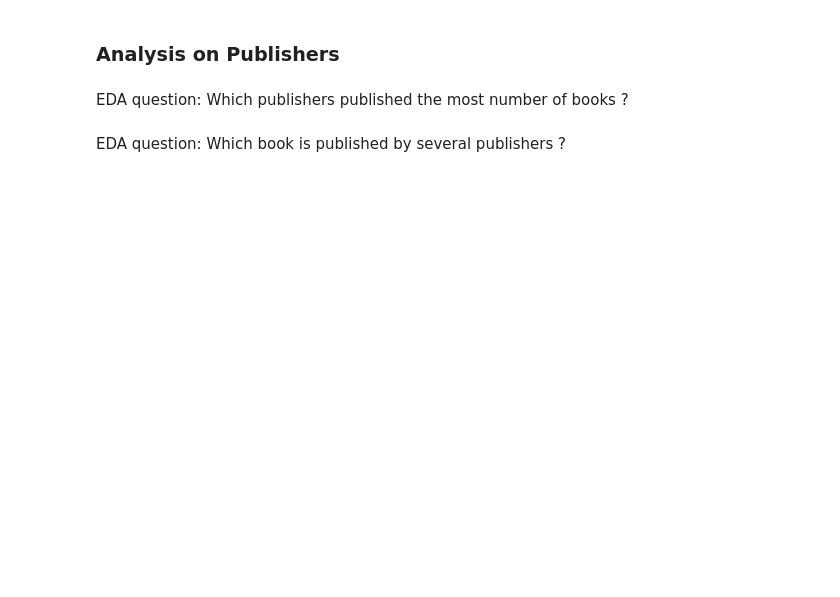
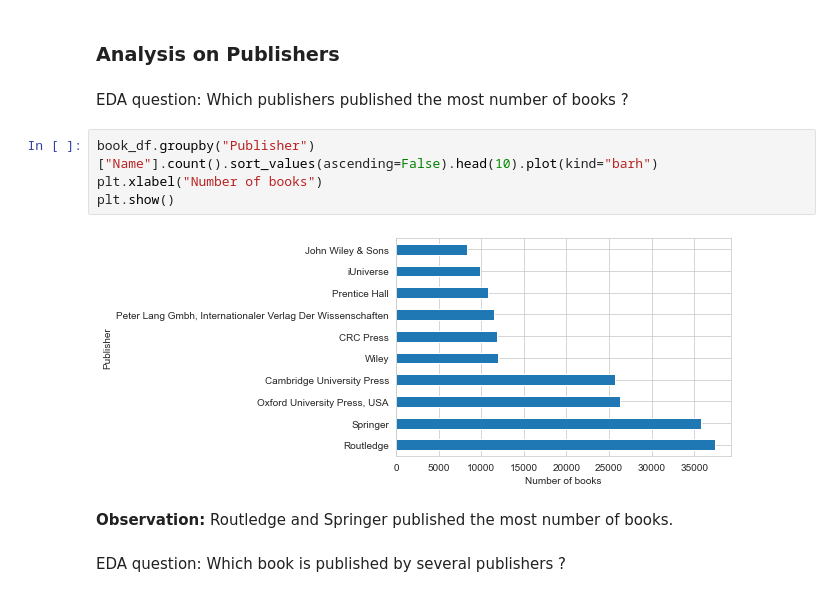
Before and after one commit to raydiwill/goodreads-portfolio, a Jupyter notebook: EDA.ipynb, the cells around one changed output. Cells and saved outputs as stored; diff of their text form; blank space fills up the shorter version.

```diff
--- a/EDA.ipynb
+++ b/EDA.ipynb
@@ -541,5 +561,13 @@ EDA question: What is the distribution of average rating ?
 ### Analysis on Publishers
 # %% [markdown]
 EDA question: Which publishers published the most number of books ?
+# %%
+book_df.groupby("Publisher")["Name"].count().sort_values(ascending=False).head(10).plot(kind="barh")
+plt.xlabel("Number of books")
+plt.show()
+# %% [output]
+[figure, added]
+# %% [markdown]
+**Observation:** Routledge and Springer published the most number of books.
 # %% [markdown]
 EDA question: Which book is published by several publishers ?
```
Also changed, not shown: parts of 23 cells of this notebook.
